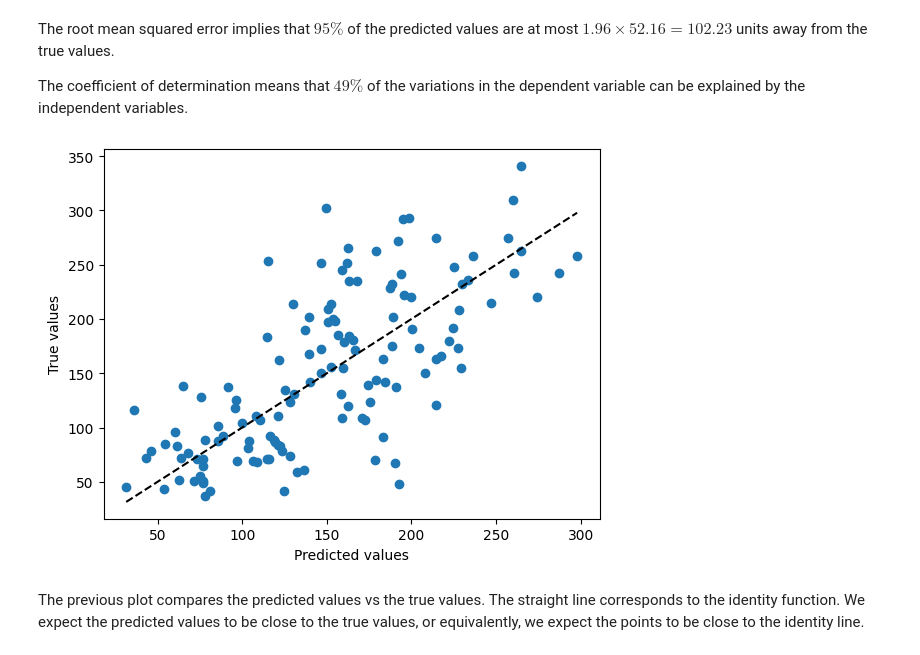
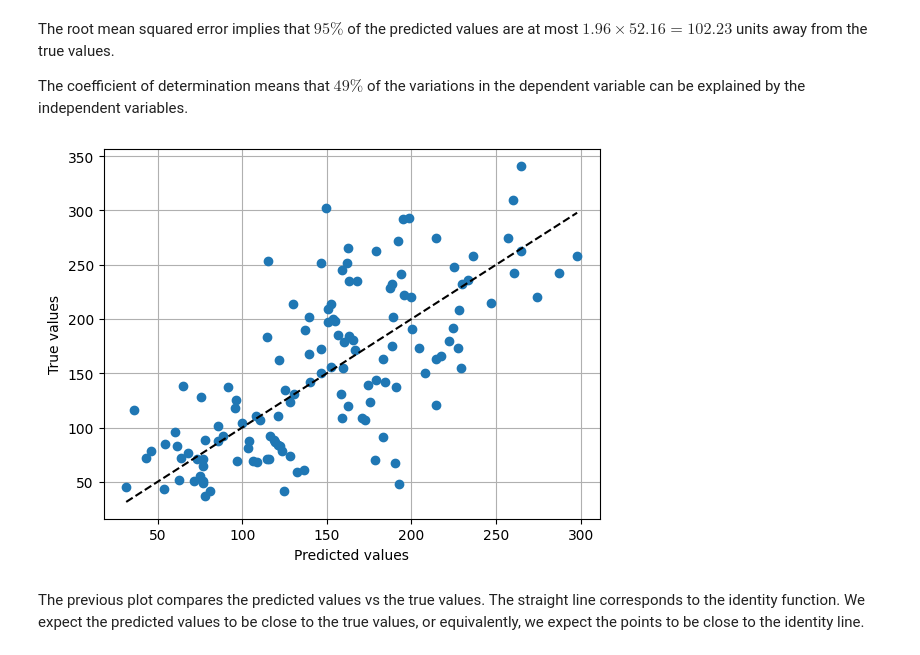
Before and after one commit to vdae2304/ML-DL, a Jupyter notebook: Regression/2. Linear regression and Scikit-learn.ipynb, the cells around one changed output. Cells and saved outputs as stored; diff of their text form; code cells hidden in the pictures.

```diff
--- a/Regression/2. Linear regression and Scikit-learn.ipynb
+++ b/Regression/2. Linear regression and Scikit-learn.ipynb
@@ -271,11 +271,12 @@ The coefficient of determination means that $49\%$ of the variations in the depe
 # %%
 plt.figure()
 plt.xlabel("Predicted values")
 plt.ylabel("True values")
 plt.plot(y_pred, y_test, "o")
 plt.plot([y_pred.min(), y_pred.max()], [y_pred.min(), y_pred.max()], "k--")
+plt.grid()
 plt.show()
 # %% [output]
-[figure, old version]
+[figure, new version]
 # %% [markdown]
 The previous plot compares the predicted values vs the true values. The straight line corresponds to the identity function. We expect the predicted values to be close to the true values, or equivalently, we expect the points to be close to the identity line.
```
